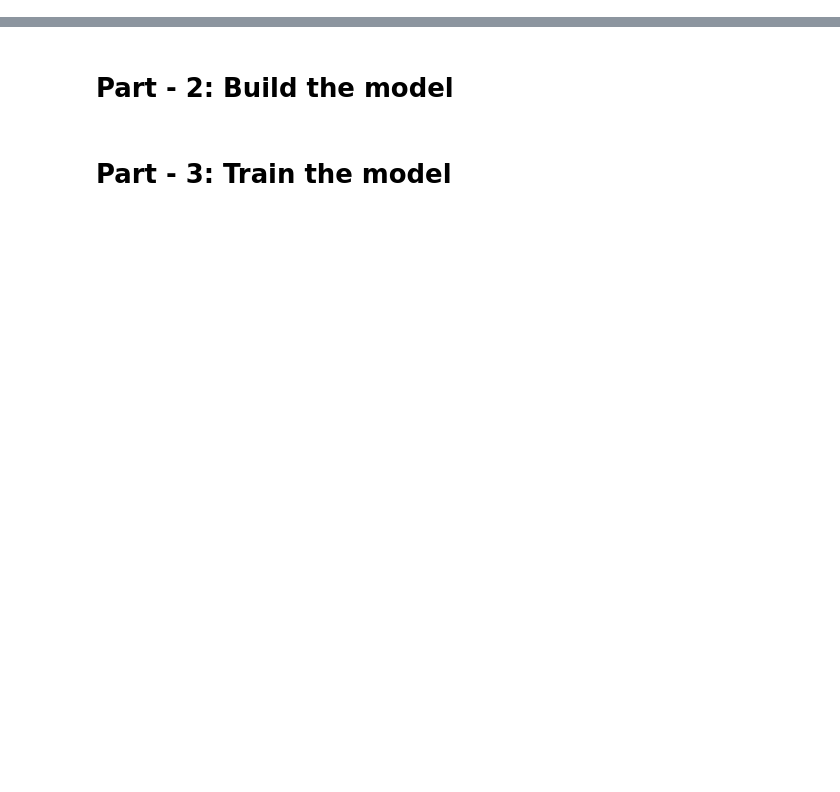
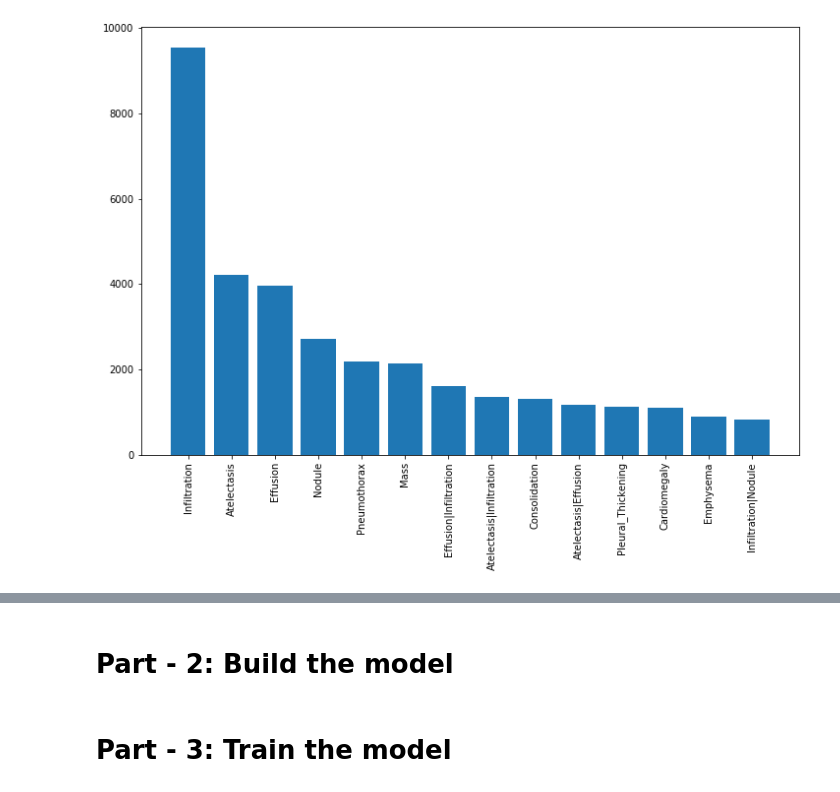
Before and after one commit to yonycherkos/lung-disease-detection-from-chest-xray, a Jupyter notebook: chest-xray-imaging.ipynb, the cells around one changed output, grey strips where cells are left out. Cells and saved outputs as stored; diff of their text form; code cells hidden in the pictures; blank space fills up the shorter version.

```diff
--- a/chest-xray-imaging.ipynb
+++ b/chest-xray-imaging.ipynb
@@ -29,7 +20,7 @@ import matplotlib.pyplot as plt
 # %%
 # add image filepath to the dataframe
-all_xray_df = pd.read_csv('../input/data/Data_Entry_2017.csv')
-all_image_paths = {os.path.basename(x): x for x in glob(os.path.join('..', 'input', 'data', 'images*', '*', '*.png'))}
+all_xray_df = pd.read_csv('input/chest_xrays/Data_Entry_2017.csv')
+all_image_paths = {os.path.basename(x): x for x in glob(os.path.join('input', 'chest_xrays', 'images*', '*', '*.png'))}
 print('Scans found:', len(all_image_paths), ', Total Headers', all_xray_df.shape[0])
 all_xray_df['path'] = all_xray_df['Image Index'].map(all_image_paths.get)
 all_xray_df.sample(3)
@@ -38,10 +33,12 @@ FileNotFoundError: [Errno 2] File b'../input/data/Data_Entry_2017.csv' does not
 # %%
 # visualizing label counts
-label_counts = all_xray_df['Finding Labels'].value_counts()[:15]
+label_counts = all_xray_df['Finding Labels'].value_counts()[1:15]
 fig, ax1 = plt.subplots(1,1,figsize = (12, 8))
 ax1.bar(np.arange(len(label_counts))+0.5, label_counts)
 ax1.set_xticks(np.arange(len(label_counts))+0.5)
 _ = ax1.set_xticklabels(label_counts.index, rotation = 90)
+# %% [output]
+[figure, added]
 # %%
 # change the labels to one hot encoded values
 all_xray_df['Finding Labels'] = all_xray_df['Finding Labels'].map(lambda x: x.replace('No Finding', ''))
```
Also changed, not shown: parts of 53 cells of this notebook.
